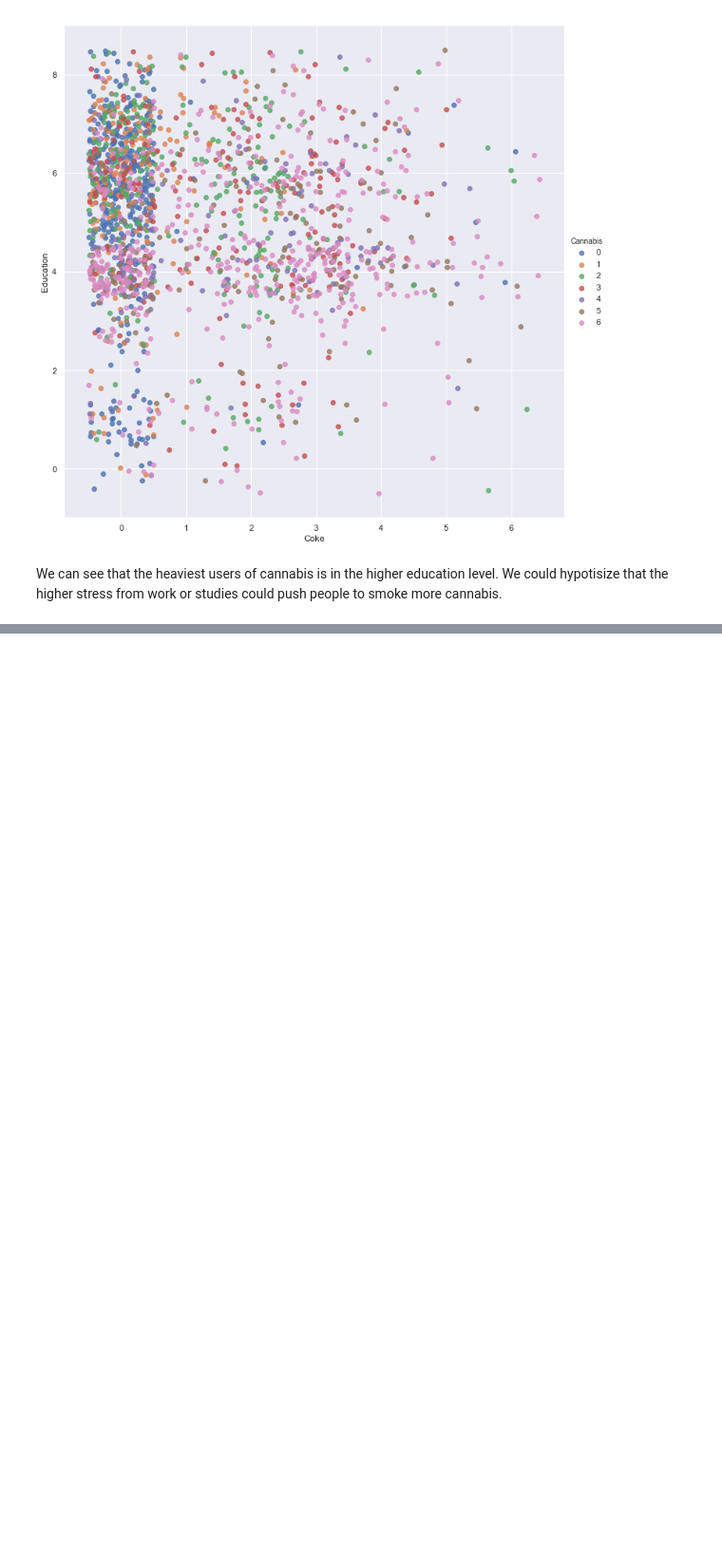
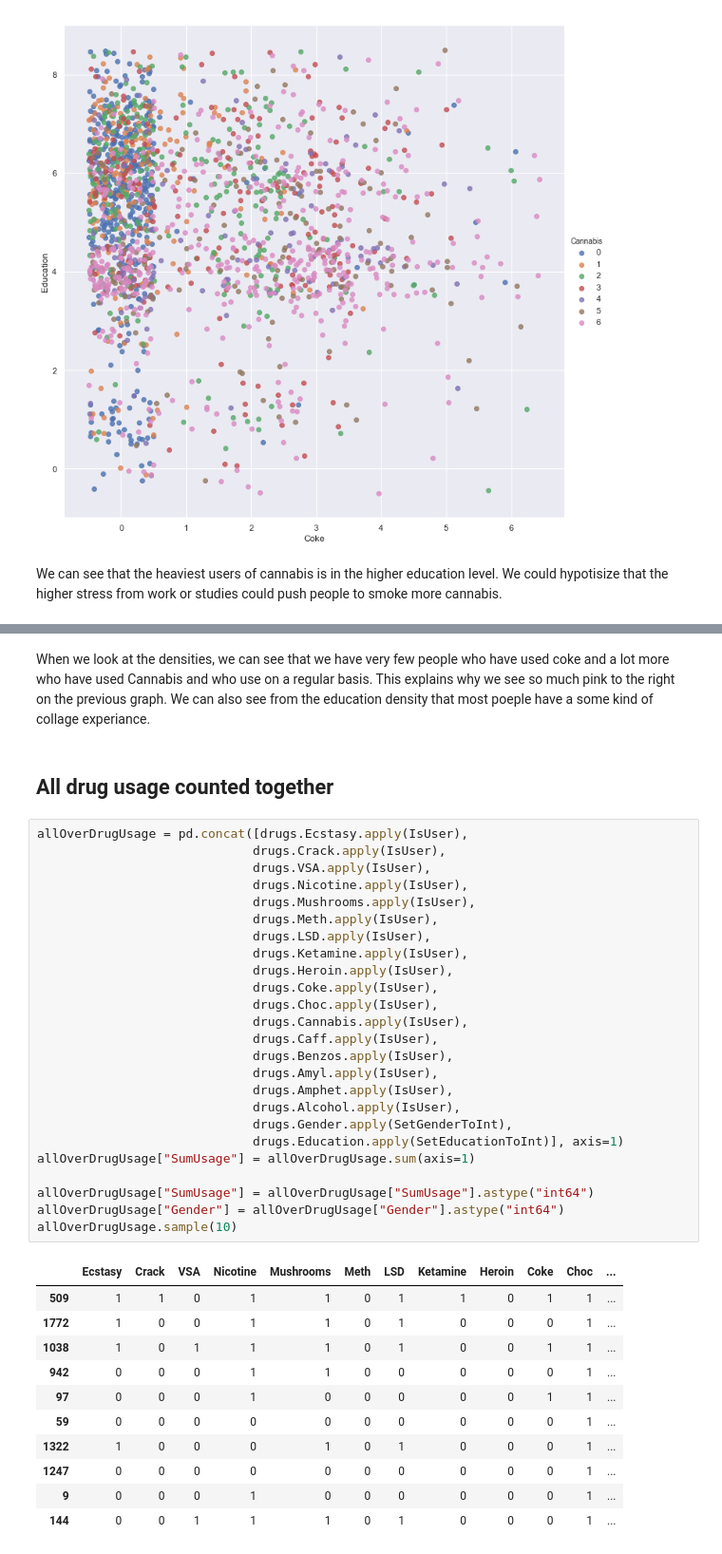
Before and after one commit to FearlessClock/PythonDataAnalyste, a Jupyter notebook: Drug consumption.ipynb, the cells around one changed output, grey strips where cells are left out. Shown at 95% size. Cells and saved outputs as stored; diff of their text form; blank space fills up the shorter version.

```diff
--- a/Drug consumption.ipynb
+++ b/Drug consumption.ipynb
@@ -720,0 +731,41 @@ educationFrame.plot(kind="kde",figsize=(10,10))
+# %% [markdown]
+When we look at the densities, we can see that we have very few people who have used coke and a lot more who have used Cannabis and who use on a regular basis. This explains why we see so much pink to the right on the previous graph. We can also see from the education density that most poeple have a some kind of collage experiance.
+# %% [markdown]
+## All drug usage counted together
+# %%
+allOverDrugUsage = pd.concat([drugs.Ecstasy.apply(IsUser),
+                             drugs.Crack.apply(IsUser),
+                             drugs.VSA.apply(IsUser),
+                             drugs.Nicotine.apply(IsUser),
+                             drugs.Mushrooms.apply(IsUser),
+                             drugs.Meth.apply(IsUser),
+                             drugs.LSD.apply(IsUser),
+                             drugs.Ketamine.apply(IsUser),
+                             drugs.Heroin.apply(IsUser),
+                             drugs.Coke.apply(IsUser),
+                             drugs.Choc.apply(IsUser),
+                             drugs.Cannabis.apply(IsUser),
+                             drugs.Caff.apply(IsUser),
+                             drugs.Benzos.apply(IsUser),
+                             drugs.Amyl.apply(IsUser),
+                             drugs.Amphet.apply(IsUser),
+                             drugs.Alcohol.apply(IsUser),
+                             drugs.Gender.apply(SetGenderToInt),
+                             drugs.Education.apply(SetEducationToInt)], axis=1)
+allOverDrugUsage["SumUsage"] = allOverDrugUsage.sum(axis=1)
+
+allOverDrugUsage["SumUsage"] = allOverDrugUsage["SumUsage"].astype("int64")
+allOverDrugUsage["Gender"] = allOverDrugUsage["Gender"].astype("int64")
+allOverDrugUsage.sample(10)
+# %% [output]
+|  | Ecstasy | Crack | VSA | Nicotine | Mushrooms | Meth | LSD | Ketamine | Heroin | Coke | Choc | ... |
+| 509 | 1 | 1 | 0 | 1 | 1 | 0 | 1 | 1 | 0 | 1 | 1 | ... |
+| 1772 | 1 | 0 | 0 | 1 | 1 | 0 | 1 | 0 | 0 | 0 | 1 | ... |
+| 1038 | 1 | 0 | 1 | 1 | 1 | 0 | 1 | 0 | 0 | 1 | 1 | ... |
+| 942 | 0 | 0 | 0 | 1 | 1 | 0 | 0 | 0 | 0 | 0 | 1 | ... |
+| 97 | 0 | 0 | 0 | 1 | 0 | 0 | 0 | 0 | 0 | 1 | 1 | ... |
+| 59 | 0 | 0 | 0 | 0 | 0 | 0 | 0 | 0 | 0 | 0 | 1 | ... |
+| 1322 | 1 | 0 | 0 | 0 | 1 | 0 | 1 | 0 | 0 | 0 | 1 | ... |
+| 1247 | 0 | 0 | 0 | 0 | 0 | 0 | 0 | 0 | 0 | 0 | 1 | ... |
+| 9 | 0 | 0 | 0 | 1 | 0 | 0 | 0 | 0 | 0 | 0 | 1 | ... |
+| 144 | 0 | 0 | 1 | 1 | 1 | 0 | 1 | 0 | 0 | 0 | 1 | ... |
```
Also changed, not shown: parts of 4 cells of this notebook.
